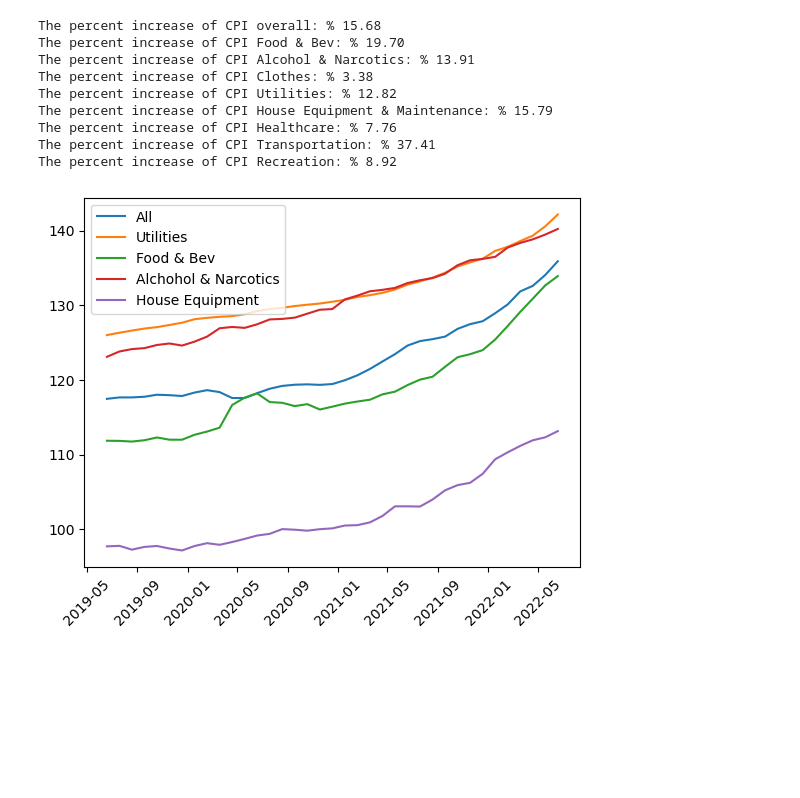
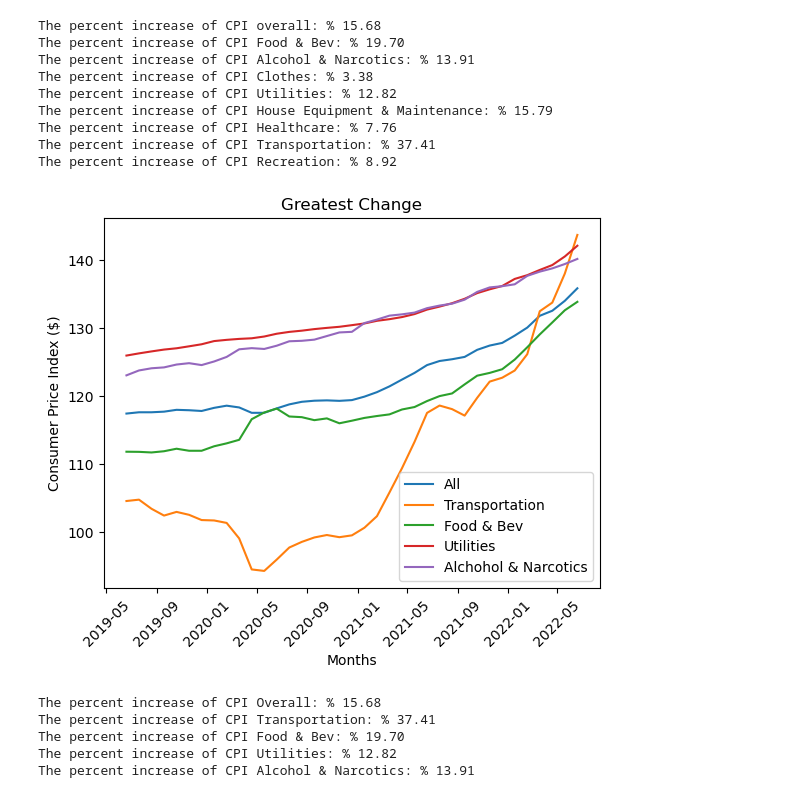
Before and after one commit to SolSolstice/Project-1, a Jupyter notebook: CPI_analysis.ipynb, the cells around one changed output. Saved outputs shown, nothing was run; the diff lists cells and outputs as text; code cells hidden in the pictures; blank space fills up the shorter version.

```diff
--- a/CPI_analysis.ipynb
+++ b/CPI_analysis.ipynb
@@ -125,17 +125,30 @@ The percent increase of CPI Recreation: % 8.92
 # %%
 # Top performers vs. All
 fig, ax = plt.subplots()
 
+ax.plot(cpi_df["Consumer Price Index, All items"],label="CPI All items")
+ax.plot(cpi_df["Transport"],label="Transportation")
+ax.plot(cpi_df["Food and non-alcoholic beverages"],label="Food & Bev")
+ax.plot(cpi_df["Housing, Water, Electricity, Gas and Other Fuels"],label="Utilities")
+ax.plot(cpi_df["Alcoholic Beverages, Tobacco, and Narcotics"],label="Alcohol & Narcotics")
 
-ax.plot(cpi_df["Consumer Price Index, All items"],label="CPI All items")
-ax.plot(cpi_df["Housing, Water, Electricity, Gas and Other Fuels"],label="Utilities")
-ax.plot(cpi_df["Food and non-alcoholic beverages"],label="Food & Bev")
-ax.plot(cpi_df["Alcoholic Beverages, Tobacco, and Narcotics"],label="Alcohol & Narcotics")
-ax.plot(cpi_df["Furnishings, household equipment and routine household maintenance"],label="Household Equipment")
+plt.legend(["All","Transportation","Food & Bev","Utilities","Alchohol & Narcotics"])
+plt.xticks(rotation=45)
+plt.title("Greatest Change")
+plt.xlabel("Months")
+plt.ylabel("Consumer Price Index ($)")
+plt.show()
 
 
-plt.legend(["All","Utilities","Food & Bev","Alchohol & Narcotics","House Equipment"])
-plt.xticks(rotation=45)
-plt.show()
+print (f"The percent increase of CPI Overall: % {cpi_all_change:.2f}")
+print (f"The percent increase of CPI Transportation: % {transportation_change:.2f}")
+print (f"The percent increase of CPI Food & Bev: % {foodbev_change:.2f}")
+print (f"The percent increase of CPI Utilities: % {utility_change:.2f}")
+print (f"The percent increase of CPI Alcohol & Narcotics: % {alcoholnarcs_change:.2f}")
 # %% [output]
-[figure, old version]
+[figure, new version]
+The percent increase of CPI Overall: % 15.68
+The percent increase of CPI Transportation: % 37.41
+The percent increase of CPI Food & Bev: % 19.70
+The percent increase of CPI Utilities: % 12.82
+The percent increase of CPI Alcohol & Narcotics: % 13.91
```
Also changed, not shown: parts of 5 cells of this notebook.
